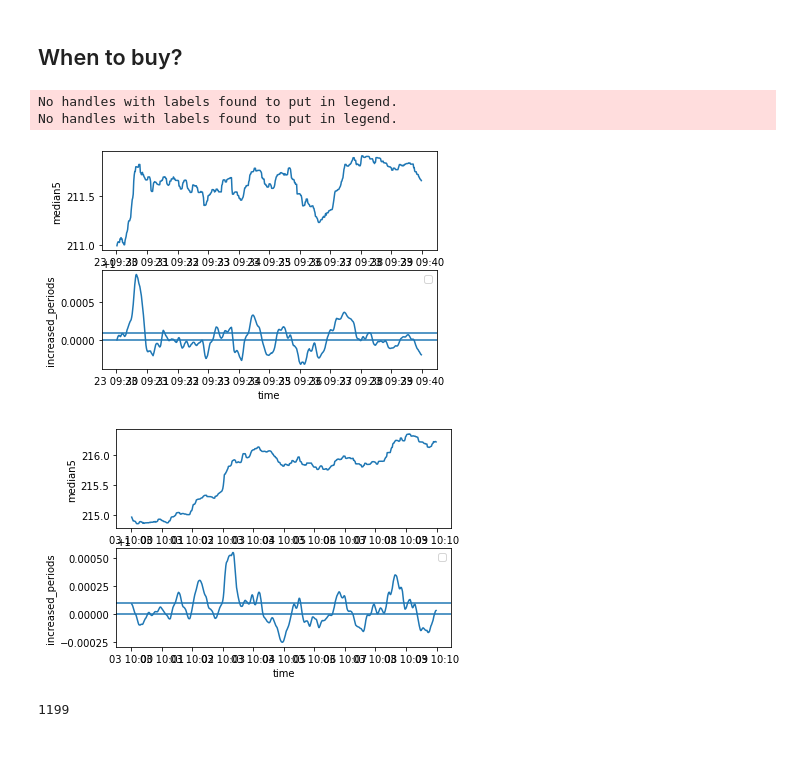
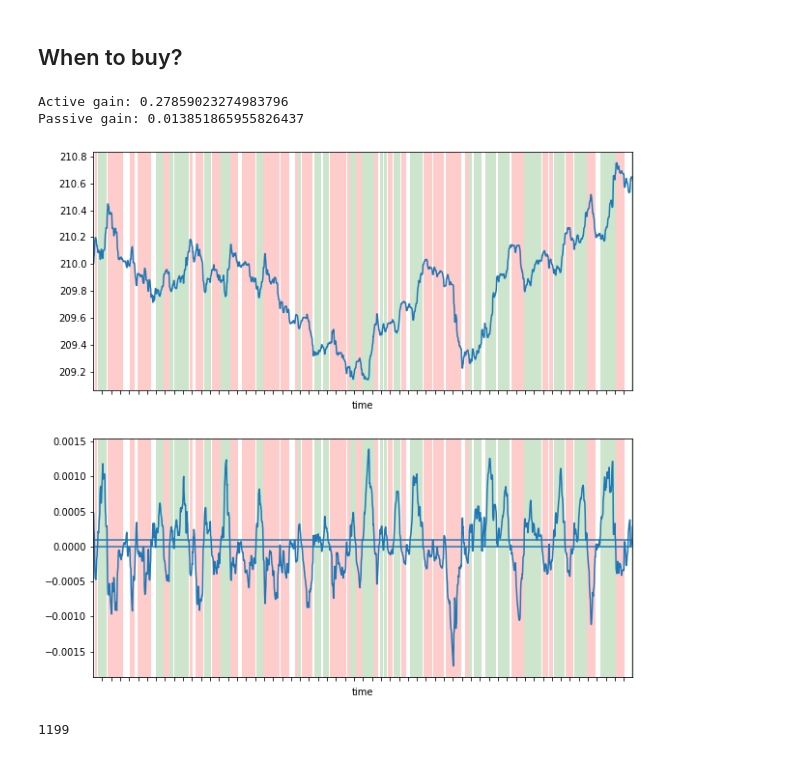
Before and after one commit to dwitvliet/project-stock-trading, a Jupyter notebook: sandbox.ipynb, the cells around one changed output. Saved outputs shown, nothing was run; the diff lists cells and outputs as text; code cells hidden in the pictures.

```diff
--- a/sandbox.ipynb
+++ b/sandbox.ipynb
@@ -50,18 +53,13 @@ for date in stored_dates:
 
 fig, axes = plt.subplots(6, 3, figsize=(10, 15))
 for i in range(0, 9):
-    date = stored_dates[len(stored_dates) - 10 + i]
+    date = stored_dates[len(stored_dates) - 9 + i]
 
 
     ax_price = axes[int(i/3)*2, i%3]
     ax_volume = axes[int(i/3)*2+1, i%3]
 
     trades = db.get_trades(ticker, date)
-    trades = pd.DataFrame(trades, columns=['timestamp', 'price', 'volume'])
-    trades['time'] = pd.to_datetime(trades['timestamp']) \
-        .dt.tz_localize('UTC') \
-        .dt.tz_convert('America/New_York')
-
 
     trades.groupby(pd.Grouper(key='time', freq='1min'))['price'].mean().plot.line(ax=ax_price)
     trades.groupby(pd.Grouper(key='time', freq='10min'))['volume'].sum().plot.line(ax=ax_volume)
@@ -85,59 +83,68 @@ for i in range(0, 9):
 # %% [markdown]
 ## When to buy?
 # %%
+importlib.reload(performance_metrics)
+
 ticker = 'MSFT'
-
+periods_to_smooth_price = 3
+periods_in_future_to_predict = 30
+buy_threshold = 0.00005
+sell_threshold = 0
+min_hold_periods = 10
 
 examples = [
-    (datetime.date(2020, 11, 23), datetime.time(9, 30), datetime.time(9, 40)),
-    (datetime.date(2020, 12, 3), datetime.time(10, 0), datetime.time(10, 10)),
+#     (datetime.date(2020, 11, 23), datetime.time(9, 30), datetime.time(9, 40)),
+#     (datetime.date(2020, 12, 3), datetime.time(10, 0), datetime.time(10, 10)),
+    (datetime.date(2020, 12, 11), datetime.time(9, 30), datetime.time(10, 0)),
 ]
 
-
 for date, time_start, time_end in examples:
-
     trades = db.get_trades(ticker, date)
 
     grouper = pd.Grouper(key='time', freq='1S')
     mean_per_second = trades.groupby(grouper)['price'].mean()
-    mean_weighted_per_second = weighted_mean(trades, 'price', 'volume', grouper)
-
+    mean_weighted_per_second = descriptive_stats.weighted_mean(trades, 'price', 'volume', grouper)
 
     price = mean_per_second.to_frame().fillna(method='ffill')
-    price['median5'] = price['price'].rolling(5, center=True).median()
-    price['increase'] = price['median5'] / price['median5'].shift(5)
-    price['increased_periods'] = price['increase'].rolling(20).mean()
+    price['price'] = price['price'].rolling(periods_to_smooth_price).median()
+#     price['increase'] = (price['price_med'] - price['price_med'].shift(5)) / price['price_med'].shift(5)
+    price['future_price'] = price['price'].rolling(periods_in_future_to_predict).mean().shift(-periods_in_future_to_predict)
+    price['future_increase'] = (price['future_price']-price['price'])/price['price']
 
-#     price['increase_cat'] = -1
-#     price.loc[price['increase'] > 1, 'increase_cat'] = 0
-#     price.loc[price['increase'] > 1.001, 'increase_cat'] = 1
+    price['prediction'] = -1
+    price.loc[price['future_increase'] > sell_threshold, 'prediction'] = 0
+    price.loc[price['future_increase'] > buy_threshold, 'prediction'] = 1
 
+    grouped_by_predictions = price.groupby((price['prediction'].shift() != price['prediction']).cumsum())
+    small_fluctuations = grouped_by_predictions['prediction'].transform(lambda x: x.count() < min_hold_periods)
+    price.loc[small_fluctuations, 'prediction'] = 0
 
-    fig, ax = plt.subplots(2, 1)
+    performance_metrics.profits(price[['price', 'prediction']])
 
     price = price[(price.index.time > time_start) & (price.index.time < time_end)]
 
-    sns.lineplot(ax=ax[0], data=price, x='time', y='median5')
-    sns.lineplot(ax=ax[1], data=price, x='time', y='increased_periods')
-    plt.axhline(1.0001)
-    plt.axhline(1)
+    fig, axes = plt.subplots(2, 1, figsize=(10, 10))
+    price['price'].plot.line(ax=axes[0])
+    grouped_by_predictions = price.groupby((price['prediction'].shift() != price['prediction']).cumsum())
+    prediction_start = grouped_by_predictions['prediction'].head(1)
+    preduction_end = grouped_by_predictions['prediction'].tail(1)
 
+    price['future_increase'].plot.line(ax=axes[1])
+    for ax in axes:
+        ax.xaxis.set_major_locator(plticker.MultipleLocator(base=30.0))
+        for start, end, prediction in zip(prediction_start.index, preduction_end.index, prediction_start):
+            if prediction == 1:
+                ax.axvspan(start, end, color='green', alpha=0.2, lw=0)
+            if prediction == -1:
+                ax.axvspan(start, end, color='red', alpha=0.2, lw=0)
 
-    plt.legend()
-
-
-#     grouper = pd.Grouper(key='time', freq='1S')
-#     trades_grouped = trades.groupby(grouper)
-
-#     price_stats = trades_grouped['price'].agg(
-#         ['count', 'mean', 'median', 'min', 'max', 'std']
-#     )
-#     price_mean_weighted = weighted_mean(trades, 'price', 'volume', grouper)
+    plt.axhline(0.0001)
+    plt.axhline(0)
+    plt.show()
 # %% [output]
-No handles with labels found to put in legend.
-No handles with labels found to put in legend.
+Active gain: 0.27859023274983796
+Passive gain: 0.013851865955826437
-[figure, old version]
+[figure, new version]
-[figure, removed]
 # %%
 # %% [output]
 1199
```
Also changed, not shown: parts of 2 cells of this notebook.
